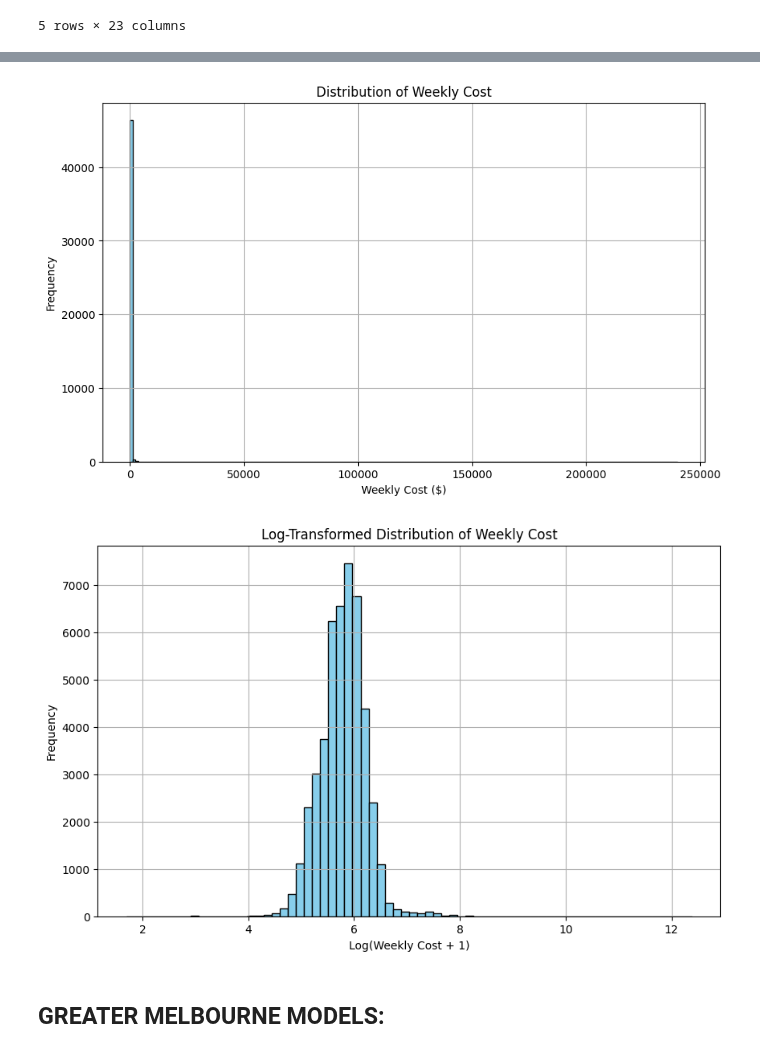
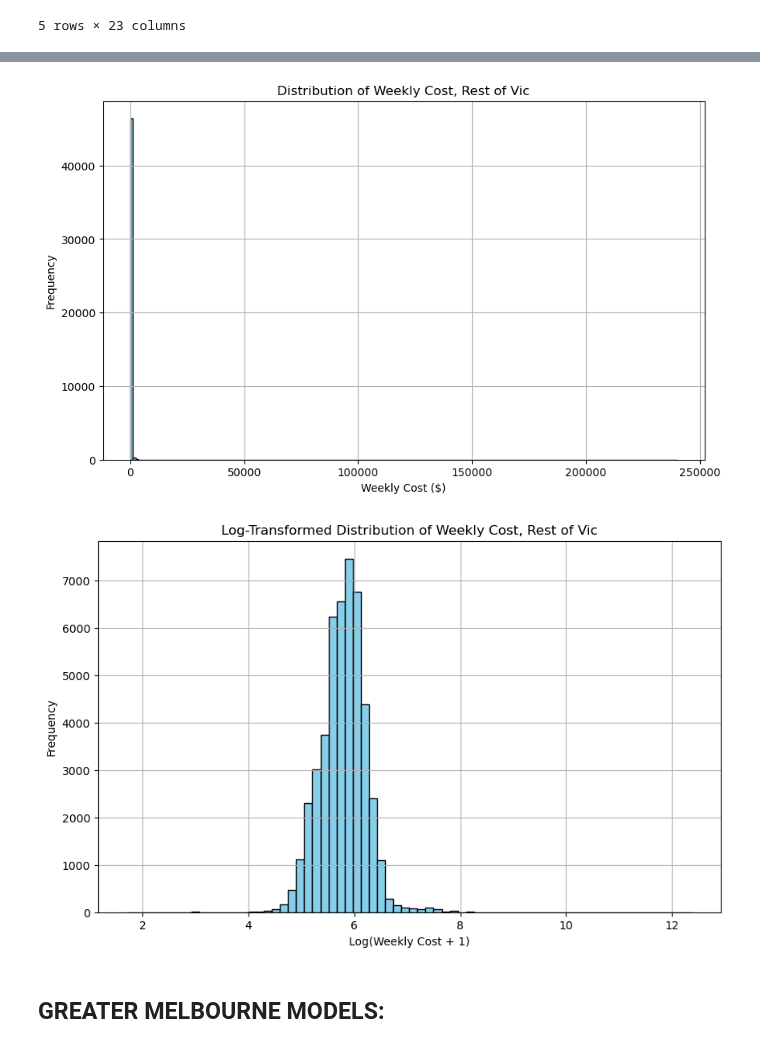
Before and after one commit to MAST30034-AppliedDataScience/project-2-group-real-estate-industry-project-31, a Jupyter notebook: notebooks/modelling_properties.ipynb, the cells around one changed output, grey strips where cells are left out. Saved outputs shown, nothing was run; the diff lists cells and outputs as text; code cells hidden in the pictures.

```diff
--- a/notebooks/modelling_properties.ipynb
+++ b/notebooks/modelling_properties.ipynb
@@ -47,26 +47,26 @@ plt.grid(True)
 # %%
 plt.figure(figsize=(10, 6))
 plt.hist(rest_of_vic['weekly_cost'], bins=200, color='skyblue', edgecolor='black')
-plt.title('Distribution of Weekly Cost')
+plt.title('Distribution of Weekly Cost, Rest of Vic')
 plt.xlabel('Weekly Cost ($)')
 plt.ylabel('Frequency')
 plt.grid(True)
 plt.show()
 # %% [output]
-[figure, old version]
+[figure, new version]
 # %%
 # Log transformation of the 'weekly_cost' column
 log_weekly_cost = np.log1p(rest_of_vic['weekly_cost'])
 
 # Plot the log-transformed distribution
 plt.figure(figsize=(10, 6))
 plt.hist(log_weekly_cost, bins=70, color='skyblue', edgecolor='black')
-plt.title('Log-Transformed Distribution of Weekly Cost')
+plt.title('Log-Transformed Distribution of Weekly Cost, Rest of Vic')
 plt.xlabel('Log(Weekly Cost + 1)')
 plt.ylabel('Frequency')
 plt.grid(True)
 # %% [output]
-[figure, old version]
+[figure, new version]
 # %% [markdown]
 ## GREATER MELBOURNE MODELS:
 # %%
```
Also changed, not shown: parts of 12 cells of this notebook, 1 other file.
